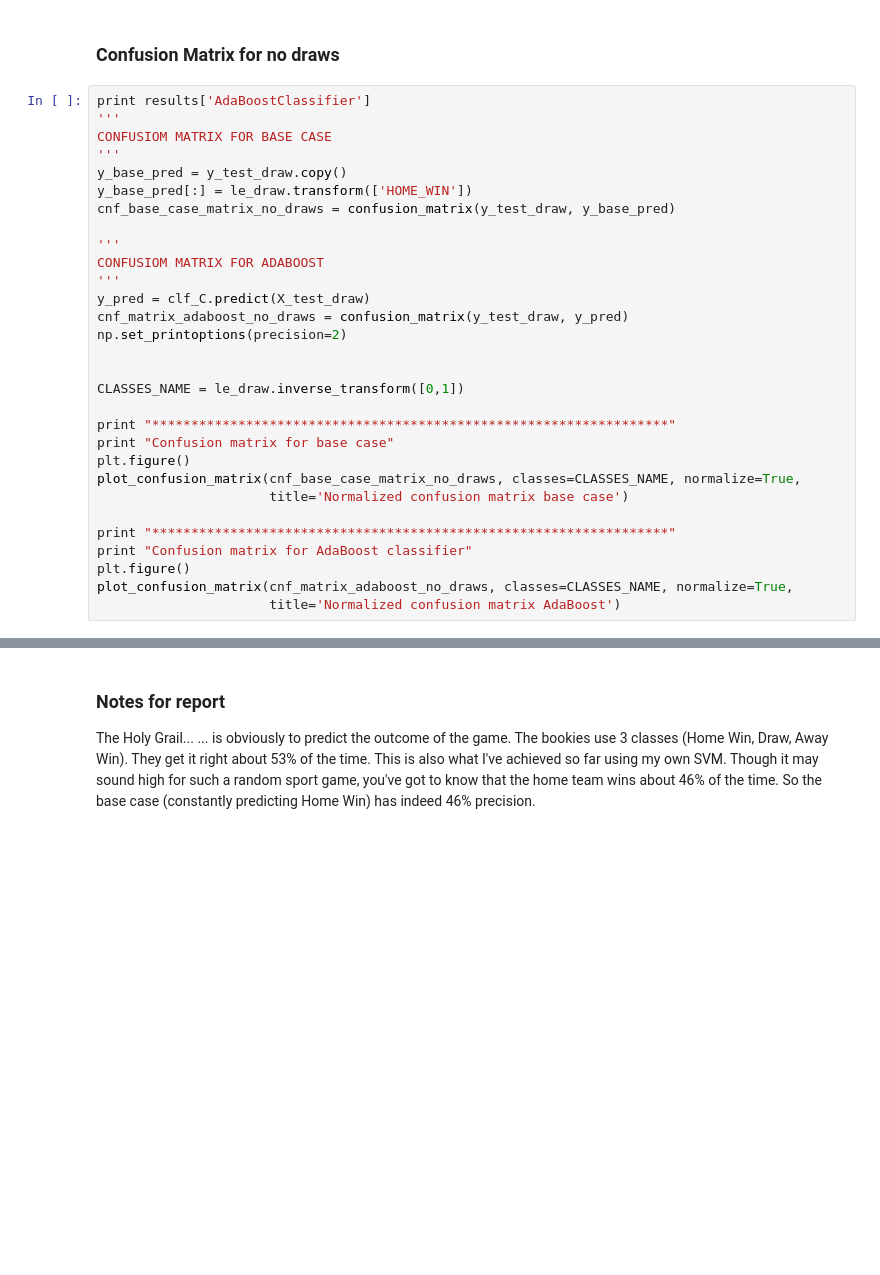
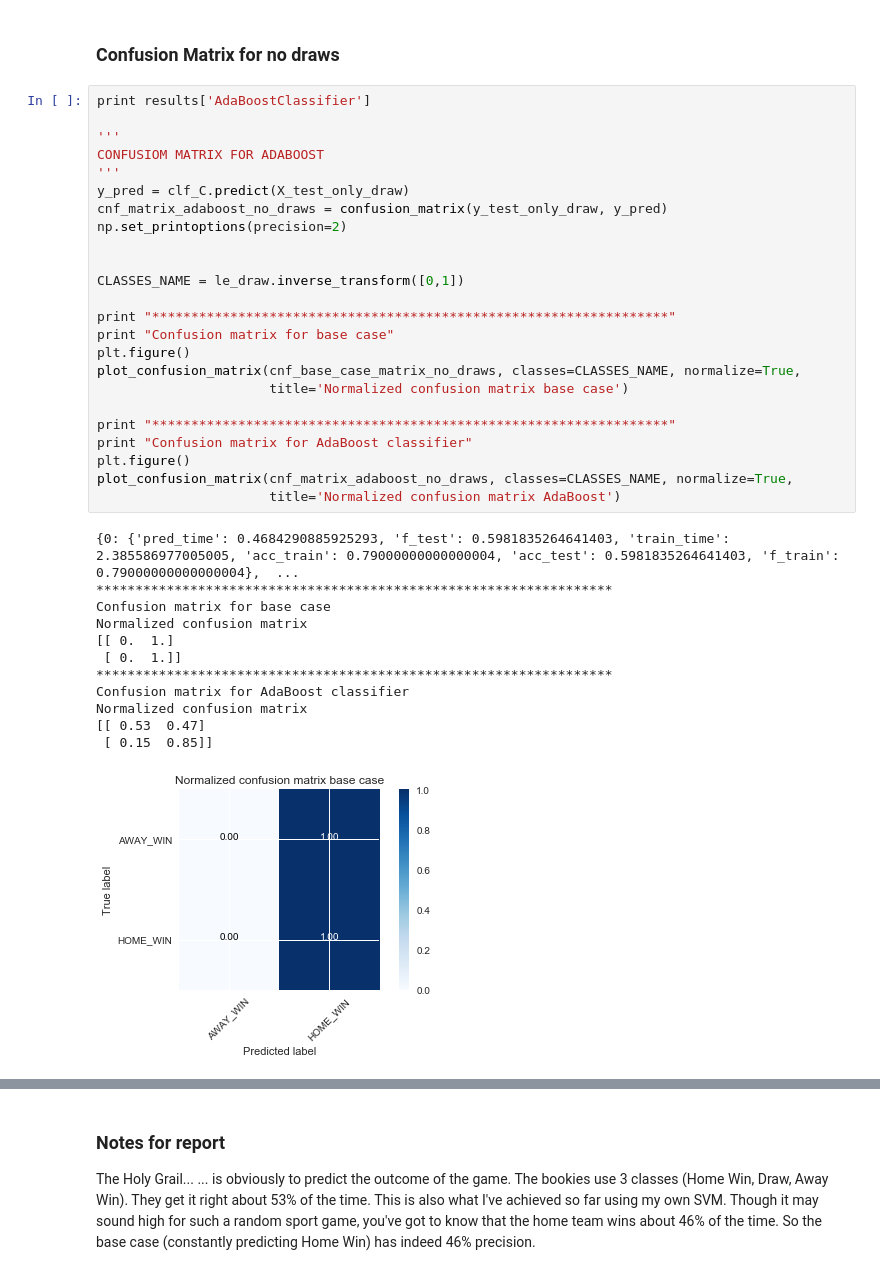
Before and after one commit to sgoyal1012/UdacityNanodegreeSubmissions, a Jupyter notebook: EuropeanSoccer_Capstone/Notebook_Code/Match_outcome_prediction.ipynb, the cells around one changed output, grey strips where cells are left out. Drawn from its saved outputs; the diff is of its cells as text; blank space fills up the shorter version.

```diff
--- a/EuropeanSoccer_Capstone/Notebook_Code/Match_outcome_prediction.ipynb
+++ b/EuropeanSoccer_Capstone/Notebook_Code/Match_outcome_prediction.ipynb
@@ -1380,31 +1507,38 @@ AdaBoostClassifier trained on 1277 samples.
 ### Confusion Matrix for no draws
 # %%
 print results['AdaBoostClassifier']
-'''
-CONFUSIOM MATRIX FOR BASE CASE
-'''
-y_base_pred = y_test_draw.copy()
-y_base_pred[:] = le_draw.transform(['HOME_WIN'])
-cnf_base_case_matrix_no_draws = confusion_matrix(y_test_draw, y_base_pred)
 
 '''
 CONFUSIOM MATRIX FOR ADABOOST
 '''
-y_pred = clf_C.predict(X_test_draw)
-cnf_matrix_adaboost_no_draws = confusion_matrix(y_test_draw, y_pred)
+y_pred = clf_C.predict(X_test_only_draw)
+cnf_matrix_adaboost_no_draws = confusion_matrix(y_test_only_draw, y_pred)
 np.set_printoptions(precision=2)
 
 
 CLASSES_NAME = le_draw.inverse_transform([0,1])
 
 print "******************************************************************"
 print "Confusion matrix for base case"
 plt.figure()
 plot_confusion_matrix(cnf_base_case_matrix_no_draws, classes=CLASSES_NAME, normalize=True,
                       title='Normalized confusion matrix base case')
 
 print "******************************************************************"
 print "Confusion matrix for AdaBoost classifier"
 plt.figure()
 plot_confusion_matrix(cnf_matrix_adaboost_no_draws, classes=CLASSES_NAME, normalize=True,
                       title='Normalized confusion matrix AdaBoost')
+# %% [output]
+{0: {'pred_time': 0.4684290885925293, 'f_test': 0.5981835264641403, 'train_time': 2.385586977005005, 'acc_train': 0.79000000000000004, 'acc_test': 0.5981835264641403, 'f_train': 0.79000000000000004},  ...
+******************************************************************
+Confusion matrix for base case
+Normalized confusion matrix
+[[ 0.  1.]
+ [ 0.  1.]]
+******************************************************************
+Confusion matrix for AdaBoost classifier
+Normalized confusion matrix
+[[ 0.53  0.47]
+ [ 0.15  0.85]]
+[figure, added]
```
Also changed, not shown: parts of 6 cells of this notebook, 1 other file.
